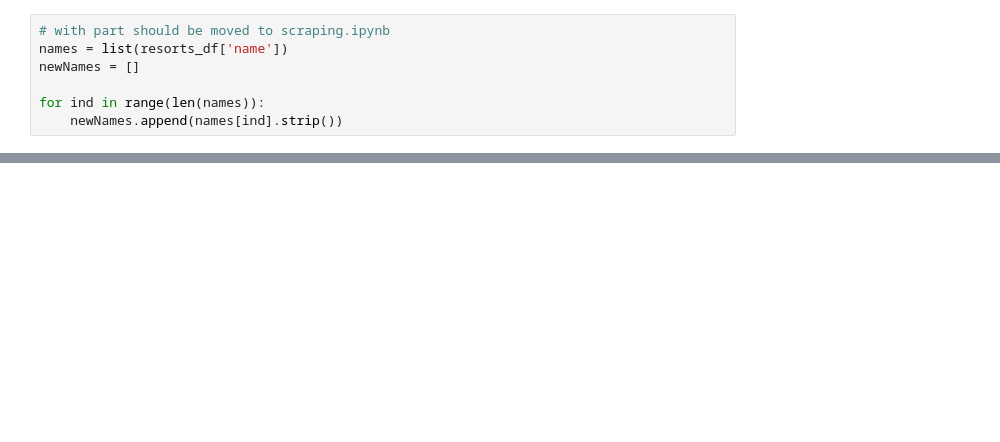
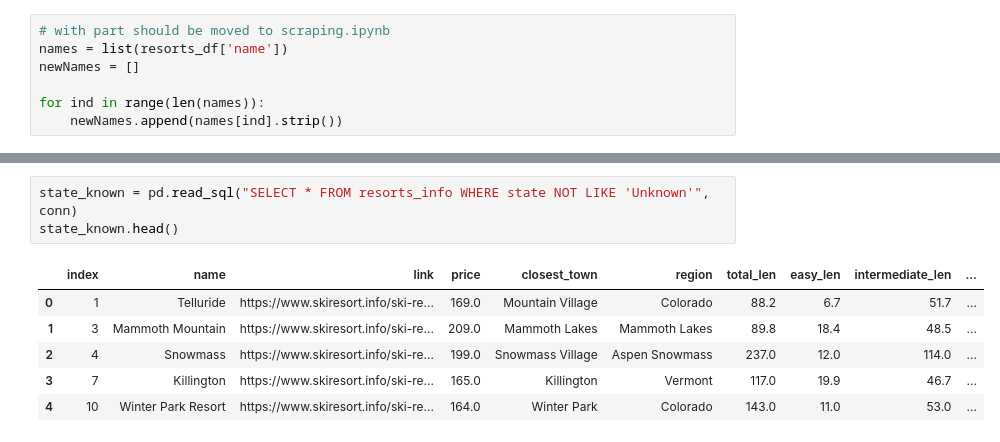
Before and after one commit to lanakimova/ShreddingtheGnar, a Jupyter notebook: DataSetUp.ipynb, the cells around one changed output, grey strips where cells are left out. Saved outputs shown, nothing was run; the diff lists cells and outputs as text; blank space fills up the shorter version.

```diff
--- a/DataSetUp.ipynb
+++ b/DataSetUp.ipynb
@@ -65,0 +163,10 @@ full_resort_data_df.head()
+# %%
+state_known = pd.read_sql("SELECT * FROM resorts_info WHERE state NOT LIKE 'Unknown'", conn)
+state_known.head()
+# %% [output]
+|  | index | name | link | price | closest_town | region | total_len | easy_len | intermediate_len | ... |
+| 0 | 1 | Telluride | https://www.skiresort.info/ski-re... | 169.0 | Mountain Village | Colorado | 88.2 | 6.7 | 51.7 | ... |
+| 1 | 3 | Mammoth Mountain | https://www.skiresort.info/ski-re... | 209.0 | Mammoth Lakes | Mammoth Lakes | 89.8 | 18.4 | 48.5 | ... |
+| 2 | 4 | Snowmass | https://www.skiresort.info/ski-re... | 199.0 | Snowmass Village | Aspen Snowmass | 237.0 | 12.0 | 114.0 | ... |
+| 3 | 7 | Killington | https://www.skiresort.info/ski-re... | 165.0 | Killington | Vermont | 117.0 | 19.9 | 46.7 | ... |
+| 4 | 10 | Winter Park Resort | https://www.skiresort.info/ski-re... | 164.0 | Winter Park | Colorado | 143.0 | 11.0 | 53.0 | ... |
```
Also changed, not shown: parts of 18 cells of this notebook, 1 other file.
